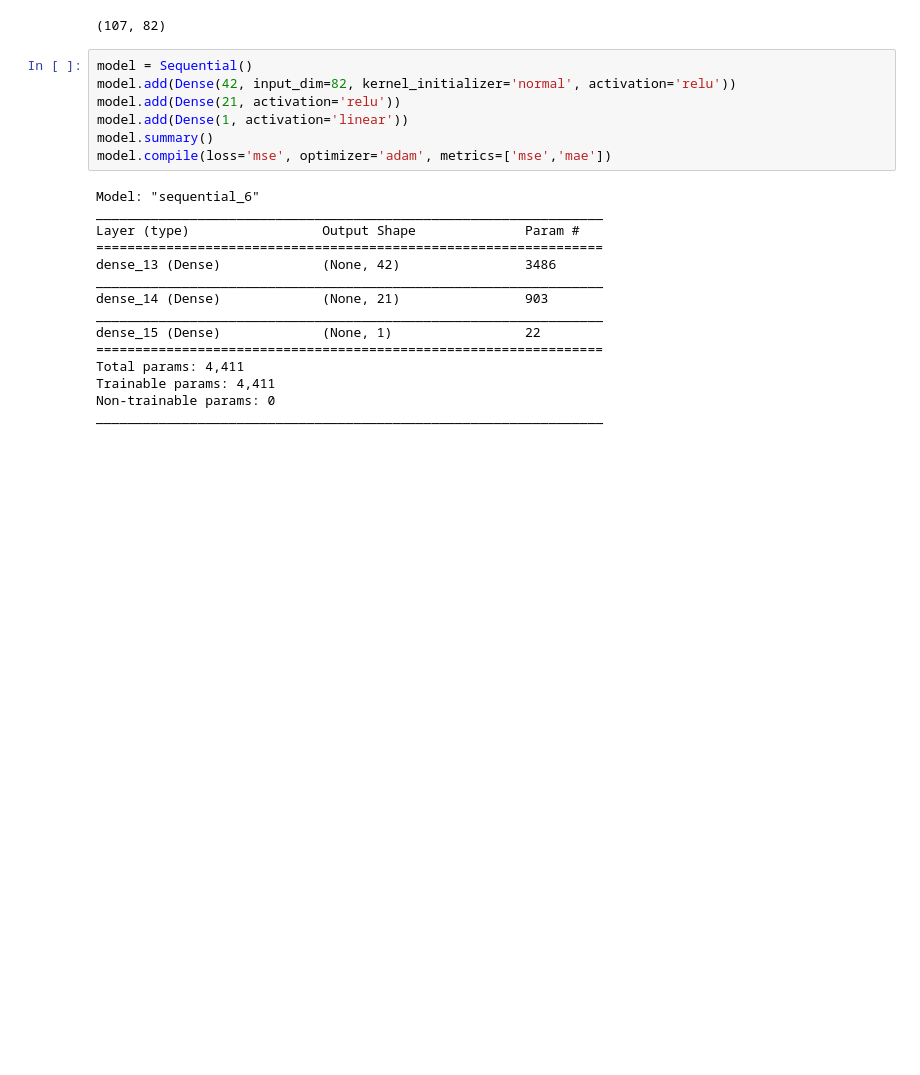
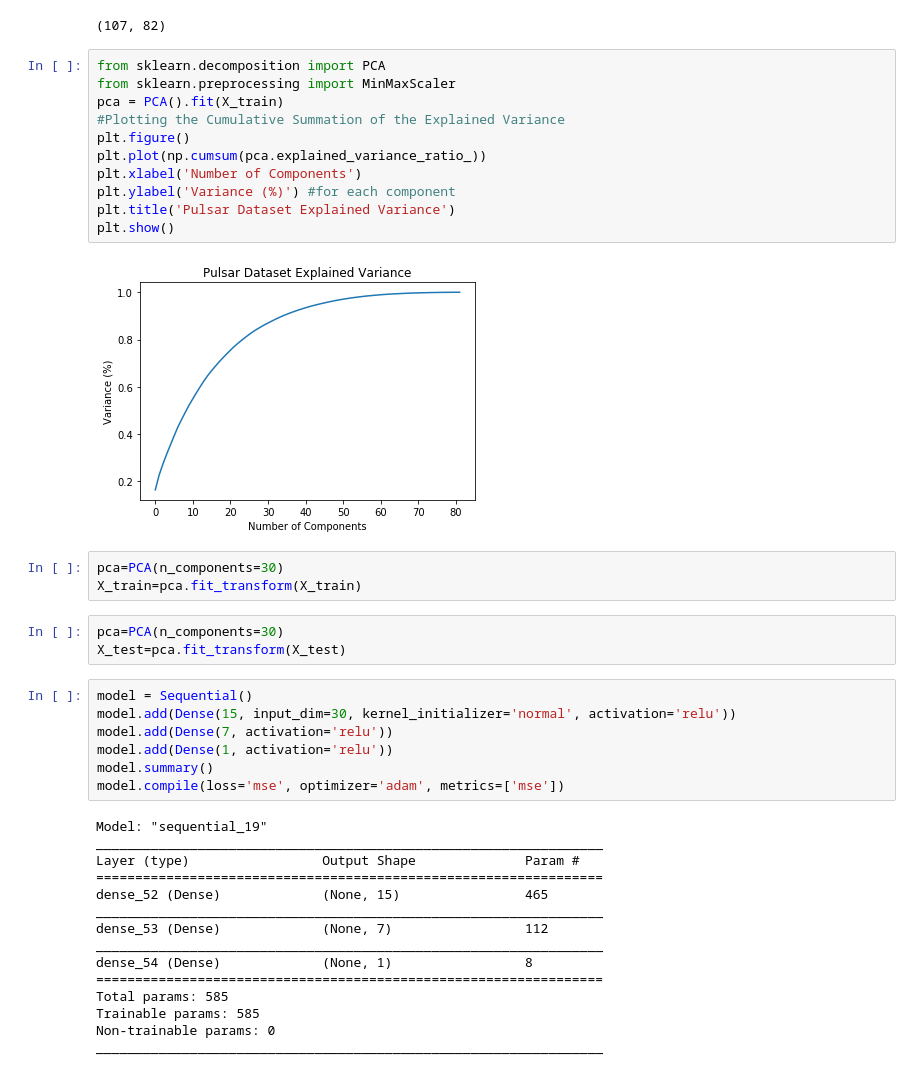
Before and after one commit to cenation007/Ensemble_Learning, a Jupyter notebook: Untitled2.ipynb, the cells around one changed output. Saved outputs shown, nothing was run; the diff lists cells and outputs as text; blank space fills up the shorter version.

```diff
--- a/Untitled2.ipynb
+++ b/Untitled2.ipynb
@@ -313,26 +313,45 @@ X.describe()
 X_train.shape
 # %% [output]
 (107, 82)
+# %%
+from sklearn.decomposition import PCA
+from sklearn.preprocessing import MinMaxScaler
+pca = PCA().fit(X_train)
+#Plotting the Cumulative Summation of the Explained Variance
+plt.figure()
+plt.plot(np.cumsum(pca.explained_variance_ratio_))
+plt.xlabel('Number of Components')
+plt.ylabel('Variance (%)') #for each component
+plt.title('Pulsar Dataset Explained Variance')
+plt.show()
+# %% [output]
+[figure, added]
+# %%
+pca=PCA(n_components=30)
+X_train=pca.fit_transform(X_train)
+# %%
+pca=PCA(n_components=30)
+X_test=pca.fit_transform(X_test)
 # %%
 model = Sequential()
-model.add(Dense(42, input_dim=82, kernel_initializer='normal', activation='relu'))
-model.add(Dense(21, activation='relu'))
-model.add(Dense(1, activation='linear'))
+model.add(Dense(15, input_dim=30, kernel_initializer='normal', activation='relu'))
+model.add(Dense(7, activation='relu'))
+model.add(Dense(1, activation='relu'))
 model.summary()
-model.compile(loss='mse', optimizer='adam', metrics=['mse','mae'])
+model.compile(loss='mse', optimizer='adam', metrics=['mse'])
 # %% [output]
-Model: "sequential_6"
+Model: "sequential_19"
 _________________________________________________________________
 Layer (type)                 Output Shape              Param #
 =================================================================
-dense_13 (Dense)             (None, 42)                3486
+dense_52 (Dense)             (None, 15)                465
 _________________________________________________________________
-dense_14 (Dense)             (None, 21)                903
+dense_53 (Dense)             (None, 7)                 112
 _________________________________________________________________
-dense_15 (Dense)             (None, 1)                 22
+dense_54 (Dense)             (None, 1)                 8
 =================================================================
-Total params: 4,411
-Trainable params: 4,411
+Total params: 585
+Trainable params: 585
 Non-trainable params: 0
 _________________________________________________________________
 # %%
```
Also changed, not shown: parts of 10 cells of this notebook, 1 other file.
